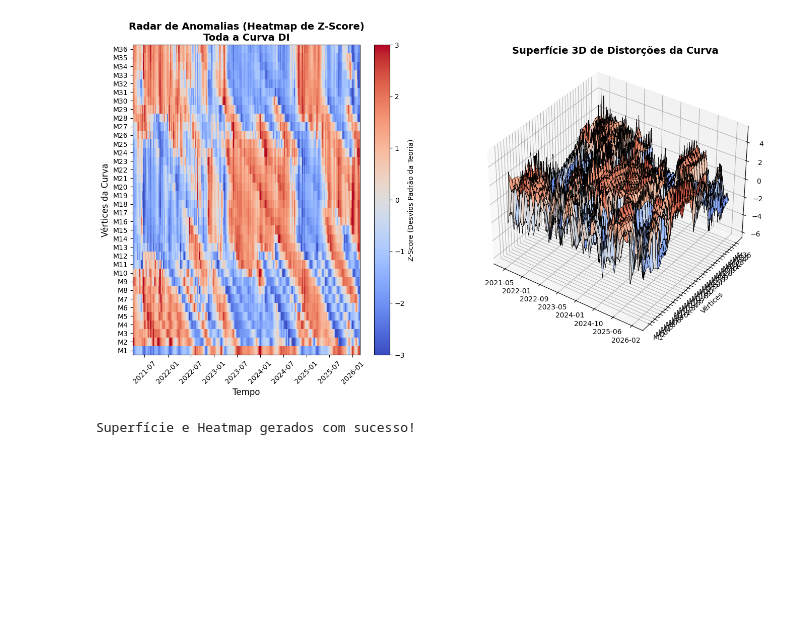
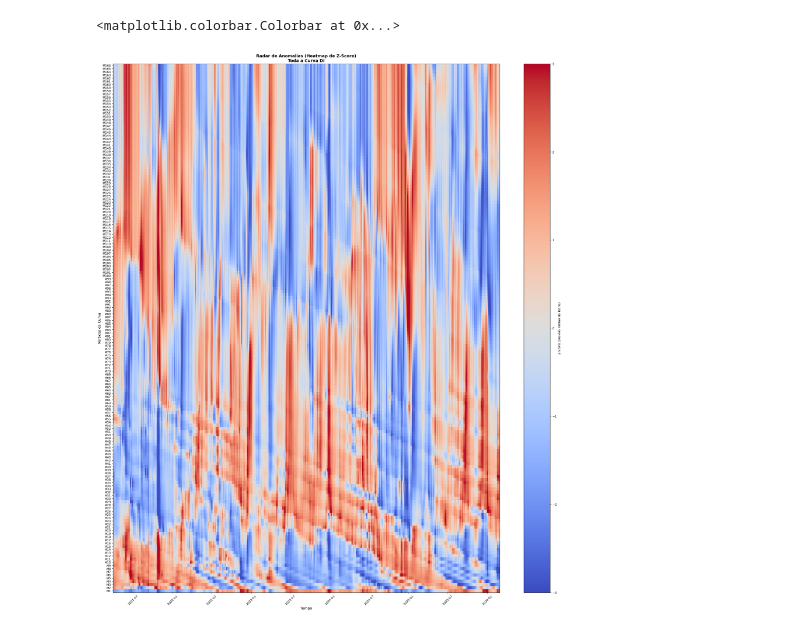
Before and after one commit to adrianfilipe/artigo_di, a Jupyter notebook: code.ipynb, the cells around one changed output. Cells and saved outputs as stored; diff of their text form; code cells hidden in the pictures; blank space fills up the shorter version.

```diff
--- a/code.ipynb
+++ b/code.ipynb
@@ -262,55 +257,33 @@ import matplotlib.dates as mdates
 window = 60
 # Z = (Valor - Média da Janela) / Desvio Padrão da Janela
 df_zscores = (df_spreads - df_spreads.rolling(window).mean()) / df_spreads.rolling(window).std()
 
 # Limpar os NaNs gerados pela janela móvel inicial (os primeiros 60 dias)
 df_z_clean = df_zscores.dropna()
 
 # 3. Preparar os eixos para o gráfico 3D e Heatmap
 # Eixo X = Datas, Eixo Y = Número do Vértice (1 a 15), Eixo Z = Valor do Z-Score
 X_dates = df_z_clean.index
 Y_verts = np.arange(1, len(df_z_clean.columns) + 1)
 X, Y = np.meshgrid(mdates.date2num(X_dates), Y_verts)
 Z = df_z_clean.T.values
 
 # 4. Criar a figura com as duas visualizações (Lado a Lado)
-fig = plt.figure(figsize=(16, 8))
+fig = plt.figure(figsize=(64,32))
 
 # --- GRÁFICO 1: Heatmap (O Mapa de Calor da Mesa de Operações) ---
 ax1 = fig.add_subplot(121)
 # Usando cmap 'coolwarm': Vermelho = Z>0 (Venda), Azul = Z<0 (Compra)
 im = ax1.pcolormesh(X_dates, Y_verts, Z, cmap='coolwarm', vmin=-3, vmax=3, shading='auto')
 ax1.set_yticks(Y_verts)
 ax1.set_yticklabels(df_z_clean.columns)
 ax1.set_title('Radar de Anomalias (Heatmap de Z-Score)\nToda a Curva DI', fontsize=14, fontweight='bold')
 ax1.set_ylabel('Vértices da Curva', fontsize=12)
 ax1.set_xlabel('Tempo', fontsize=12)
 # Formatar o eixo X para mostrar as datas bonitinhas
 ax1.xaxis.set_major_formatter(mdates.DateFormatter('%Y-%m'))
 plt.setp(ax1.xaxis.get_majorticklabels(), rotation=45)
 fig.colorbar(im, ax=ax1, label='Z-Score (Desvios Padrão da Teoria)')
-
-# --- GRÁFICO 2: Superfície 3D (A "Surface") ---
-ax2 = fig.add_subplot(122, projection='3d')
-surf = ax2.plot_surface(X, Y, Z, cmap='coolwarm', vmin=-3, vmax=3, linewidth=0.5, edgecolors='k', alpha=0.9)
-
-# Ajustar eixos do 3D
-ax2.set_yticks(Y_verts)
-ax2.set_yticklabels(df_z_clean.columns)
-ax2.xaxis.set_major_formatter(mdates.DateFormatter('%Y-%m'))
-ax2.set_title('Superfície 3D de Distorções da Curva', fontsize=14, fontweight='bold')
-ax2.set_ylabel('Vértices')
-ax2.set_zlabel('Z-Score')
-
-# Melhorar o ângulo de visão da superfície 3D (elevação e azimute)
-ax2.view_init(elev=35, azim=-55)
-
-# 5. Salvar e Mostrar
-plt.tight_layout()
-plt.savefig('Figures/superficie_arbitragem_final.png', dpi=300, bbox_inches='tight')
-plt.show()
-
-print("Superfície e Heatmap gerados com sucesso!")
 # %% [output]
+<matplotlib.colorbar.Colorbar at 0x...>
-[figure, old version]
+[figure, new version]
-Superfície e Heatmap gerados com sucesso!
```
Also changed, not shown: parts of 12 cells of this notebook.
